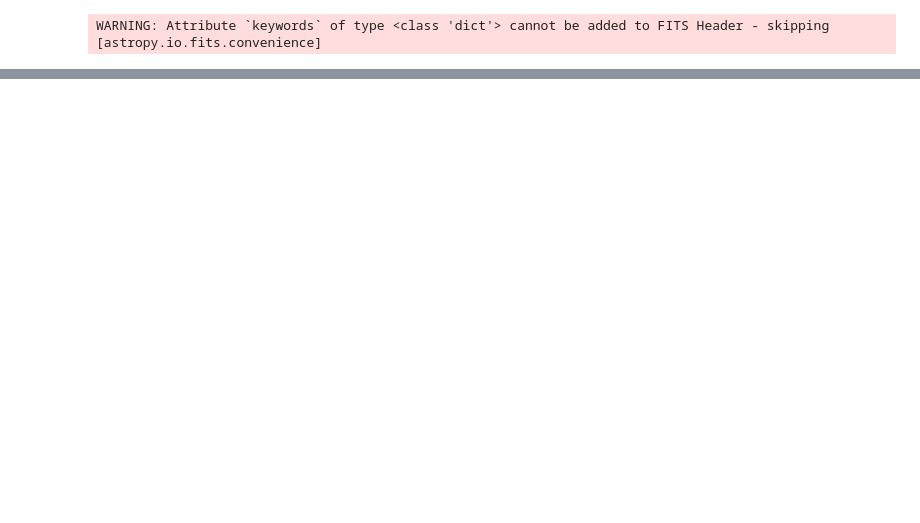
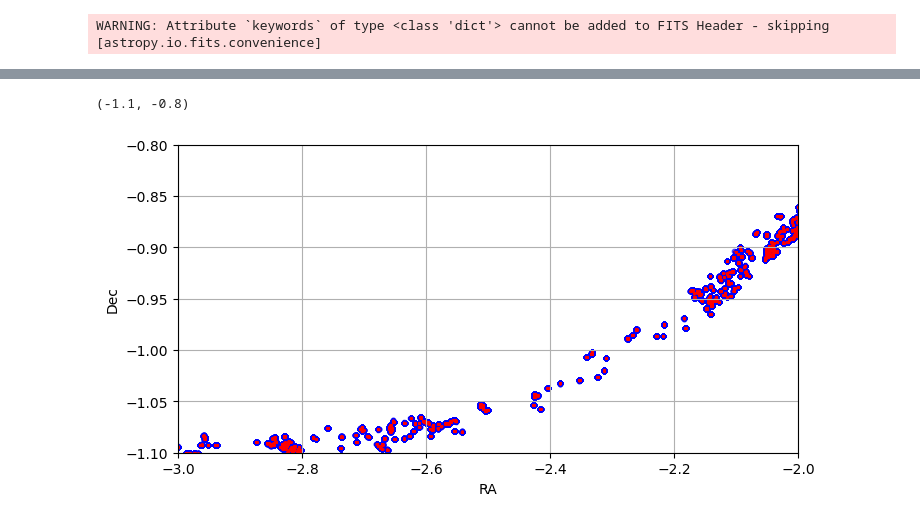
Before and after one commit to Ajuradoi1/ALMAGAL_IR, a Jupyter notebook: JAE/Spitzer_ALMA_cat.ipynb, the cells around one changed output, grey strips where cells are left out. Drawn from its saved outputs; the diff is of its cells as text; code cells hidden in the pictures; blank space fills up the shorter version.

```diff
--- a/JAE/Spitzer_ALMA_cat.ipynb
+++ b/JAE/Spitzer_ALMA_cat.ipynb
@@ -207,5 +190,0 @@ alma_sources_merged = join(alma_sources,
-# %%
-catalogue = join(alma_sources[idx[mask]],
-                 spitzer_sources[mask],
-                 join_type='left'
-                 )
@@ -296,0 +211,28 @@ print(len(spitzer_sources))
+# %%
+#Plotting ALL
+
+cat_spitzer = SkyCoord(ra=catalogue['ra'][catalogue['spitzer_data']],dec=catalogue['dec'][catalogue['spitzer_data']],frame='icrs')
+
+spitzer_ra_rad = cat_spitzer.ra.wrap_at(180*u.deg).radian
+spitzer_dec_rad = cat_spitzer.dec.radian
+
+cat_alma = SkyCoord(ra=catalogue['RA'][catalogue['ALMA_DATA']]*u.deg,dec=catalogue['DEC'][catalogue['ALMA_DATA']]*u.deg,frame='icrs')
+
+alma_ra_rad = cat_spitzer.ra.wrap_at(180*u.deg).radian
+alma_dec_rad = cat_spitzer.dec.radian
+
+
+fig = plt.figure(figsize=(8, 4))
+ax = fig.add_subplot()
+
+ax.scatter(spitzer_ra_rad, spitzer_dec_rad, marker="o", color="blue", alpha=0.6,s=10)
+ax.scatter(alma_ra_rad, alma_dec_rad, marker="o", color="red", alpha=0.6,s=0.4)
+ax.grid(True)
+ax.set_xlabel("RA")
+ax.set_ylabel("Dec")
+ax.can_zoom()
+ax.set_xlim([-3,-2])
+ax.set_ylim([-1.1,-0.8])
+# %% [output]
+(-1.1, -0.8)
+[figure, added]
```
Also changed, not shown: parts of 33 cells of this notebook, 7 other files.
